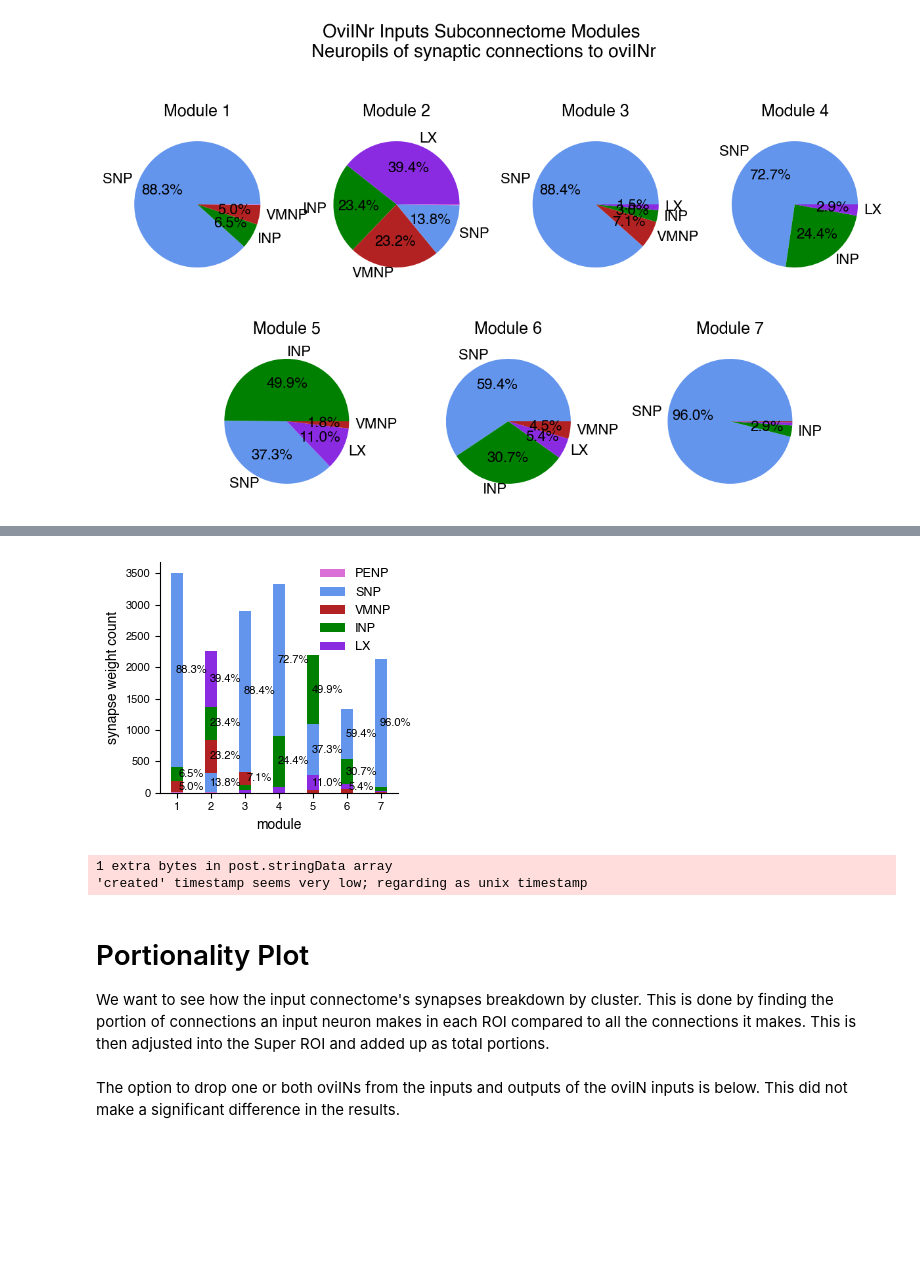
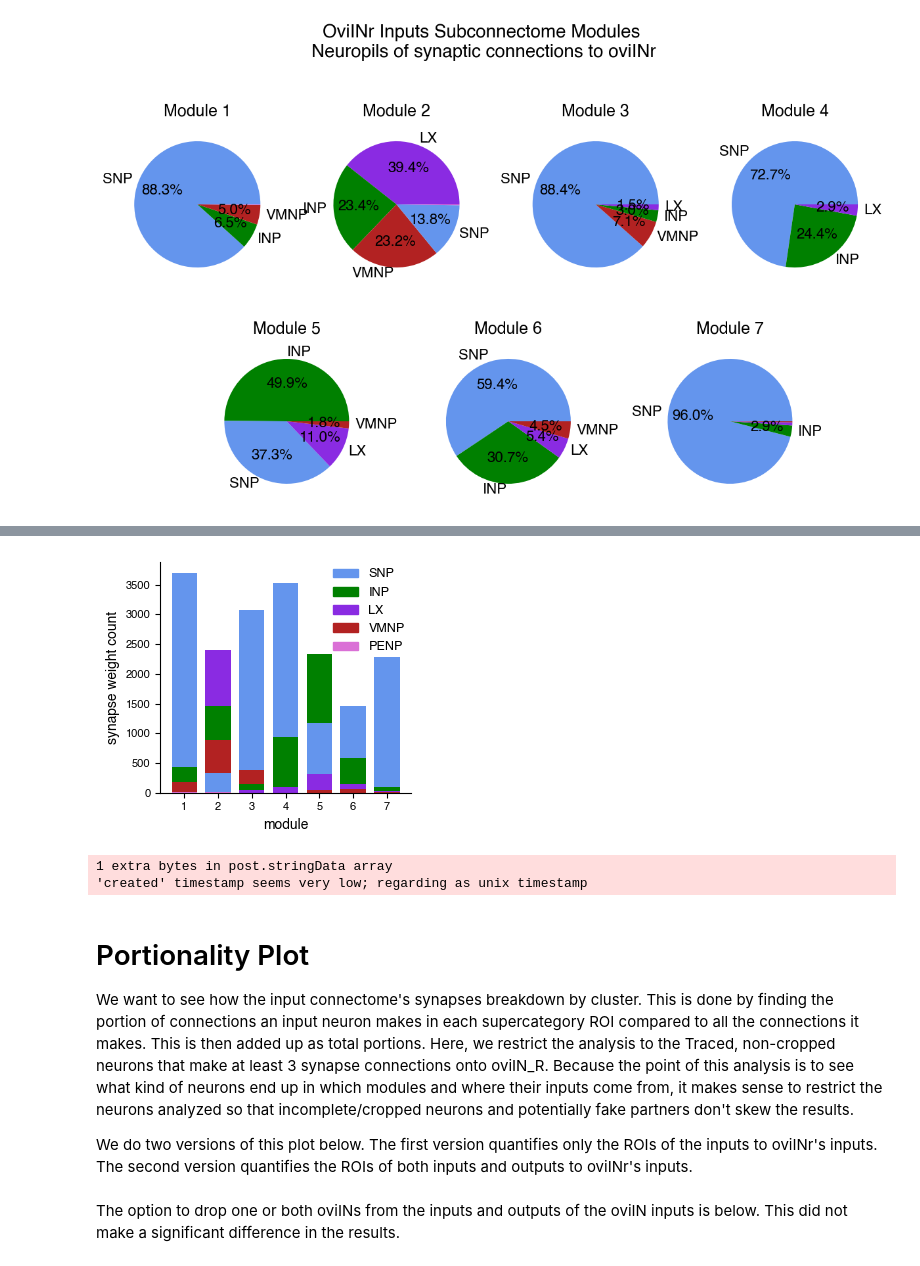
Before and after one commit to Gutierrez-lab/oviIN-inputs, a Jupyter notebook: piechart.ipynb, the cells around one changed output, grey strips where cells are left out. Saved outputs shown, nothing was run; the diff lists cells and outputs as text; code cells hidden in the pictures; blank space fills up the shorter version.

```diff
--- a/piechart.ipynb
+++ b/piechart.ipynb
@@ -80,9 +69,3 @@ ins_r
 | 1830 | 988909130 | 5 |
 | 1831 | 989228019 | 5 |
 1832 rows × 2 columns
-# %%
-# alternate dataset: the traced, non-cropped neurons that make at least 3 synapses onto oviIN
-chosen_inputs, _ = fetch_adjacencies(NC(status='Traced', cropped=False), NC(bodyId=423101189), min_total_weight=3)
-
-# remove the first entry which is oviIN
-chosen_inputs = chosen_inputs[1:].copy()
@@ -225,10 +225,22 @@ if (len(clusters) % 2):
+# %%
+# for making the legend nice
+import matplotlib.patches as mpatches
+
+# for making the legend nice
+leg_ins_r_e = ins_r_e.copy()
+leg_ins_r_e['super'] = leg_ins_r_e['roi'].map(roi_super_dict).fillna(leg_ins_r_e['roi'])
+leg_ins_r_e = leg_ins_r_e.groupby('super', as_index=False).agg({'count': 'sum'}).sort_values(by='count', ascending=False)
+leg_ins_r_e['color'] = leg_ins_r_e['super'].map(color_dict).fillna('black')
+
+# create Patch objects for each entry, then pass those as handles along with your labels
+handles = [mpatches.Patch(color=row['color'], label=row['super']) for _, row in leg_ins_r_e.iterrows()]
 # %%
 # Creating a stacked bar plot instead, each bar represents a module
 fig, ax = plt.subplots(figsize=(3.35, 3))
 # Set the figure title
 #plt.suptitle("Synapse counts by neuropil for each module", fontsize=20)
 # Set the width of the bars
-bar_width = 0.35
+bar_width = 0.75
 
 for x in clusters:
     # Get the data for the current cluster
@@ -240,45 +252,43 @@ for x in clusters:
 
     # Add up total weight for the super roi
     roi_grouped = roi_grouped.groupby('super', as_index=False).agg({'count':'sum'})
     # thresholding out weights equal to or less than 3 within a supercategory and sort
     roi_total = roi_grouped[roi_grouped['count'] > 3].sort_values(by='count', ascending=True)
 
     # Assign color
     roi_total['color'] = roi_total['super'].map(color_dict).fillna('black')
 
     # Filter roi_total by weight_threshold and sort by total in descending order (might not need to do this but just in case)
     data = roi_total[roi_total['count'] > weight_threshold].sort_values(by='count', ascending=True).reset_index(drop=True)
     #print(data)
     # plot a stacked bar
     for i in data.index:
         if i == 0:
             ax.bar(x, data['count'][i], color=data['color'][i], label=data['super'][i], width=bar_width)
         else:
             # stack the bar ontop of the previous total plotted
             ax.bar(x, data['count'][i], color=data['color'][i], label=data['super'][i], bottom=data['count'][:i].sum(), width=bar_width)
 
-   # Only display the unique labels in the legend
-    handles, labels = ax.get_legend_handles_labels()
-    unique_labels = dict(zip(labels, handles))
-    ax.legend(unique_labels.values(), unique_labels.keys(), loc='upper right')
+   # label sections of the bar with the percentage
+    #for i in data.index:
+        # Calculate the percentage
+        #percent = (data['count'][i] / data['count'].sum()) * 100
+        #if percent >4.5:
+            # Add the percentage label to the bar
+        #    ax.text(x+.43, data['count'][:i].sum() + data['count'][i] / 2, f'{percent:.1f}%', ha='center', va='center', fontsize=8)
 
-   # label sections of the bar with the percentage
-    for i in data.index:
-        # Calculate the percentage
-        percent = (data['count'][i] / data['count'].sum()) * 100
-        if percent >4.5:
-            # Add the percentage label to the bar
-            ax.text(x+.43, data['count'][:i].sum() + data['count'][i] / 2, f'{percent:.1f}%', ha='center', va='center', fontsize=8)
+# Only display the unique labels in the legend
+ax.legend(handles=handles, loc='upper right')
 
 # Set the x-axis labels
 ax.set_xlabel('module')
 ax.set_xticks(clusters, labels=clusters)
 # Set the y-axis label
 ax.set_ylabel('synapse weight count')
 
 fig.tight_layout()
 # %% [output]
-[figure, old version]
+[figure, new version]
 # %%
 fig.savefig('figures/roibreakdown_oviINr_inputs.pdf', bbox_inches='tight')
 # %% [output]
@@ -289,4 +299,6 @@ fig.savefig("figures/roibreakdown_ovi_conns_bar.svg", format="svg")
 # %% [markdown]
 # Portionality Plot
 
-We want to see how the input connectome's synapses breakdown by cluster. This is done by finding the portion of connections an input neuron makes in each ROI compared to all the connections it makes. This is then adjusted into the Super ROI and added up as total portions.
+We want to see how the input connectome's synapses breakdown by cluster. This is done by finding the portion of connections an input neuron makes in each supercategory ROI compared to all the connections it makes. This is then added up as total portions. Here, we restrict the analysis to the Traced, non-cropped neurons that make at least 3 synapse connections onto oviIN_R. Because the point of this analysis is to see what kind of neurons end up in which modules and where their inputs come from, it makes sense to restrict the neurons analyzed so that incomplete/cropped neurons and potentially fake partners don't skew the results.
+
+We do two versions of this plot below. The first version quantifies only the ROIs of the inputs to oviINr's inputs. The second version quantifies the ROIs of both inputs and outputs to oviINr's inputs.
```
Also changed, not shown: parts of 45 cells of this notebook, 3 other files.
